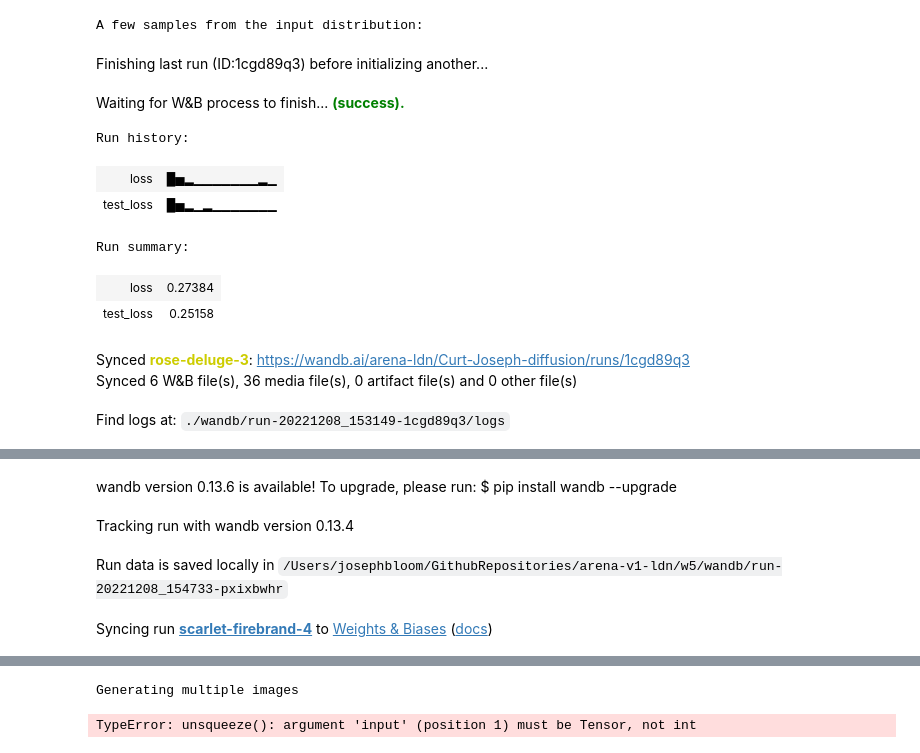
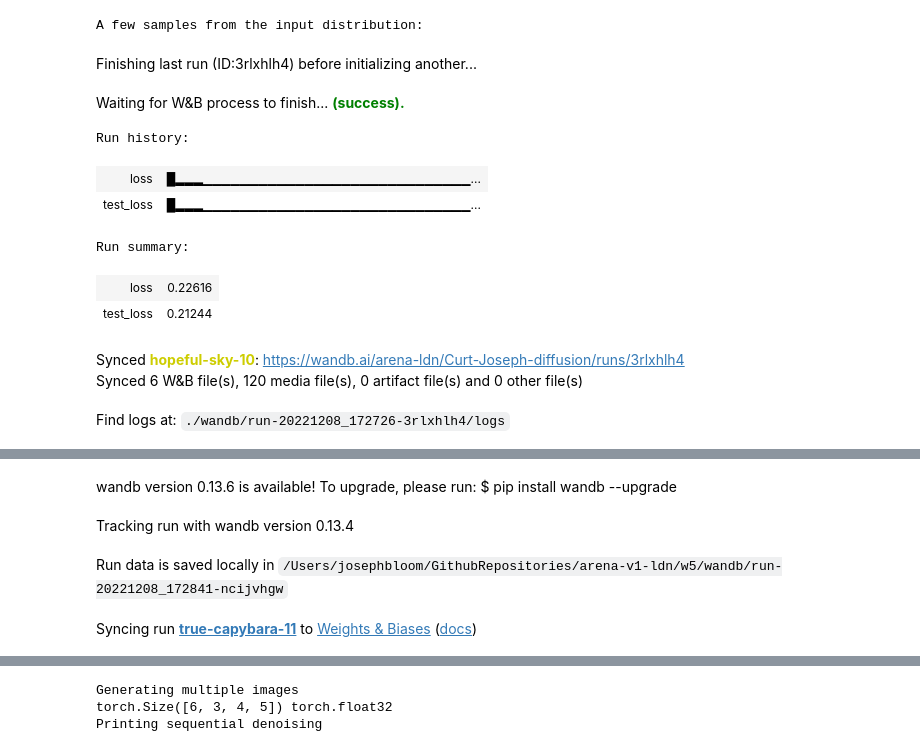
Before and after one commit to jbloomAus/arena-v1-ldn, a Jupyter notebook: w5/diffusion.ipynb, the cells around one changed output, grey strips where cells are left out. Saved outputs shown, nothing was run; the diff lists cells and outputs as text; code cells hidden in the pictures.

Commit message:
get basic diffusion model working

```diff
--- a/w5/diffusion.ipynb
+++ b/w5/diffusion.ipynb
@@ -394,40 +394,40 @@ def train(
                 print(f"Epoch {epoch}, batch {i}, loss {loss.item()}")
                 wandb.log({"loss": loss.item()})
                 if test_loader:
                     with torch.no_grad():
                         model.eval()
                         test_img = next(iter(test_loader))[0].to(device)
                         test_num_steps, test_noise, test_noised = noise_img(test_img, model.noise_schedule, args.max_steps)
                         test_noise_pred = model(test_noised, test_num_steps)
                         test_reconstructed = reconstruct(test_noised, test_noise_pred, num_steps, model.noise_schedule)
                         test_loss = torch.mean((test_noise_pred - test_noise) ** 2)
                         wandb.log({"test_loss": test_loss.item()})
                         images = log_images(test_img, test_noised, test_noise, test_noise_pred, test_reconstructed)
                         wandb.log({"test_images": images})
                         model.train()
                 else:
                     with torch.no_grad():
                         reconstructed = reconstruct(noised, noise_pred, num_steps, model.noise_schedule)
                         images = log_images(img, noised, noise, noise_pred, reconstructed)
                         wandb.log({"images": images})
     return model
 
 if MAIN:
-    args = DiffusionArgs(epochs=3) # This shouldn't take long to train
+    args = DiffusionArgs(epochs=10) # This shouldn't take long to train
     model_config = TinyDiffuserConfig(max_steps=args.max_steps)
     model = TinyDiffuser(model_config).to(device).train()
     trainset = TensorDataset(normalize_img(gradient_images(args.n_images, args.image_shape)))
     testset = TensorDataset(normalize_img(gradient_images(args.n_eval_images, args.image_shape)))
     model = train(model, args, trainset, testset)
 # %% [output]
-Finishing last run (ID:1cgd89q3) before initializing another...
+Finishing last run (ID:3rlxhlh4) before initializing another...
 Waiting for W&B process to finish... (success).
 Run history:
-| loss | █▅▂▁▁▁▁▁▁▁▂▁ |
-| test_loss | █▅▂▁▂▁▁▁▁▁▁▁ |
+| loss | █▂▂▂▁▁▁▁▁▁▁▁▁▁▁▁▁▁▁▁▁▁▁▁▁▁▁▁▁▁▁▁▁... |
+| test_loss | █▂▂▂▁▁▁▁▁▁▁▁▁▁▁▁▁▁▁▁▁▁▁▁▁▁▁▁▁▁▁▁▁... |
 Run summary:
-| loss | 0.27384 |
-| test_loss | 0.25158 |
+| loss | 0.22616 |
+| test_loss | 0.21244 |
-Synced rose-deluge-3: https://wandb.ai/arena-ldn/Curt-Joseph-diffusion/runs/1cgd89q3
-Synced 6 W&B file(s), 36 media file(s), 0 artifact file(s) and 0 other file(s)
+Synced hopeful-sky-10: https://wandb.ai/arena-ldn/Curt-Joseph-diffusion/runs/3rlxhlh4
+Synced 6 W&B file(s), 120 media file(s), 0 artifact file(s) and 0 other file(s)
-Find logs at: ./wandb/run-20221208_153149-1cgd89q3/logs
+Find logs at: ./wandb/run-20221208_172726-3rlxhlh4/logs
@@ -435,4 +435,4 @@ Successfully finished last run (ID:1cgd89q3). Initializing new run:
 wandb version 0.13.6 is available! To upgrade, please run: $ pip install wandb --upgrade
 Tracking run with wandb version 0.13.4
-Run data is saved locally in /Users/josephbloom/GithubRepositories/arena-v1-ldn/w5/wandb/run-20221208_154733-pxixbwhr
+Run data is saved locally in /Users/josephbloom/GithubRepositories/arena-v1-ldn/w5/wandb/run-20221208_172841-ncijvhgw
-Syncing run scarlet-firebrand-4 to Weights & Biases (docs)
+Syncing run true-capybara-11 to Weights & Biases (docs)
@@ -465,27 +470,38 @@ def sample(model: DiffusionModel, n_samples: int, return_all_steps: bool = False
     schedule = model.noise_schedule
     assert schedule is not None
     device = schedule.device
-    reconstruction = [torch.randn(n_samples, *model.image_shape, device=device).unsqueeze(0)]
+    T = schedule.max_steps
+    out = torch.randn(T, n_samples, *model.image_shape, device=device)
+
+    # Step 1
+    x = torch.randn(size=(n_samples, *model.image_shape)).to(device)
     with torch.inference_mode():
-        for i in range(schedule.max_steps):
-            # get  z
-            if i < range(schedule.max_steps):
-                noise = torch.randn(n_samples, *model.image_shape, device=device)
-            else:
-                noise = torch.zeros((n_samples, *model.image_shape), device=device)
 
-            noise_pred = model(test_noised, i)
-            reconstruction.append(
-                reconstruct(
-                    reconstruction[-1],
-                    noise_pred,
-                    num_steps=i,
-                    noise_schedule = model.noise_schedule
-                    )
-                )
+        # Step 2
+        for t in range(T,0,-1):
 
-            # estimate noise
+            # step 3
+            noise = torch.randn(n_samples, *model.image_shape, device=device) if t > 1 else 0
 
+            # Step 4
+            alpha = schedule.alpha(t-1)
+            alpha_bar = schedule.alpha_bar(t-1)
+            beta = schedule.beta(t-1)
+
+
+            eps = model(x, torch.ones(n_samples, device=device).long()*(t))
+            sigma = beta**0.5
+
+            expression_1 = (1/alpha**0.5)
+            expression_2 = (1-alpha)/((1-alpha_bar)**0.5)
+
+            x = expression_1 * (x - expression_2 * eps) + 0 * noise
+            out[-t] = x
+
+    if return_all_steps:
+        return out
+    else:
+        return out[-1]
 
 if MAIN:
     print("Generating multiple images")
@@ -494,10 +510,6 @@ if MAIN:
         samples = sample(model, 6)
         print(samples.shape, samples.dtype)
         samples_denormalized = denormalize_img(samples).cpu()
-    # plot the images
-    #px.imshow(samples_denormalized, facet_col = 0, title="Sample denoised images").show()
-    imgs = gradient_images(6, samples.shape[1:])
-    # plot_img_grid(imgs, title="Sample denoised images", cols=3)
     plot_img_grid(samples_denormalized, title="Sample denoised images", cols=3)
 if MAIN:
     print("Printing sequential denoising")
@@ -508,4 +520,5 @@ if MAIN:
     plot_img_slideshow(samples_denormalized, title="Sample denoised image slideshow")
 # %% [output]
 Generating multiple images
+torch.Size([6, 3, 4, 5]) torch.float32
+Printing sequential denoising
-TypeError: unsqueeze(): argument 'input' (position 1) must be Tensor, not int
```
Also changed, not shown: parts of 1 cell of this notebook.
